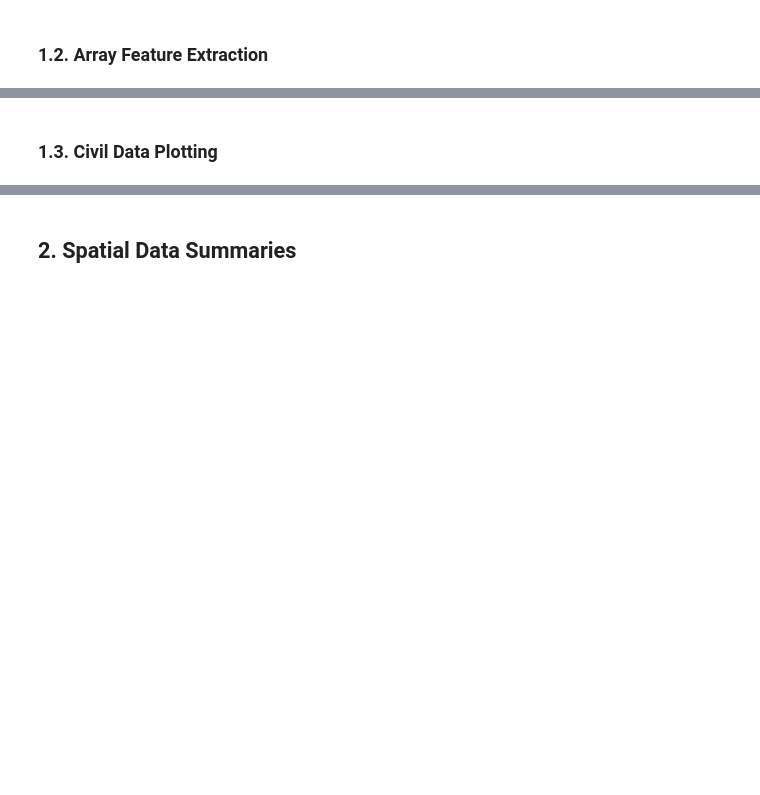
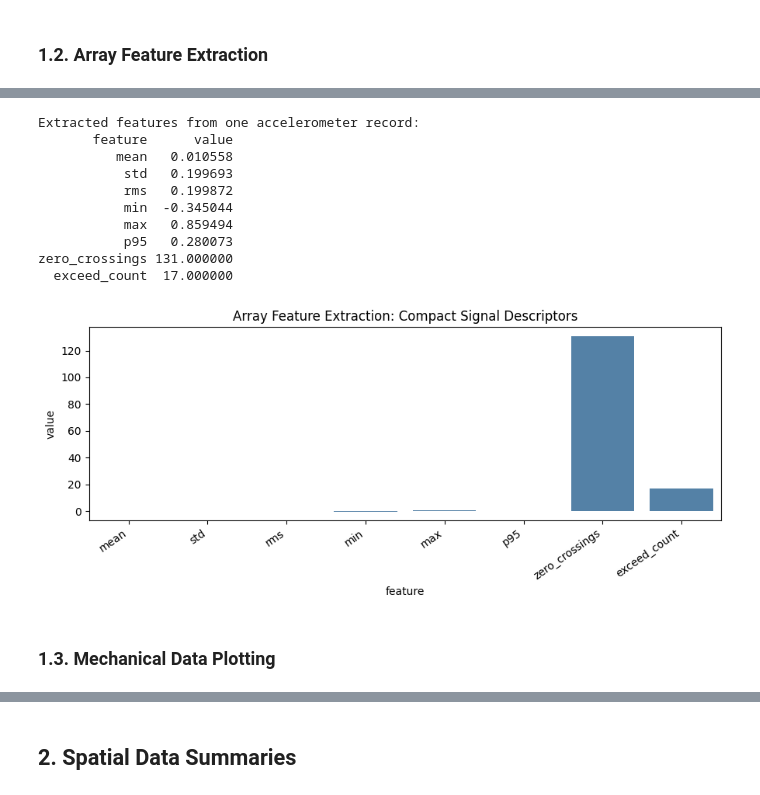
Before and after one commit to mhrafiei/contents, a Jupyter notebook: JHU/535.742/codes_2026/Module_02B.ipynb, the cells around one changed output, grey strips where cells are left out. Drawn from its saved outputs; the diff is of its cells as text; code cells hidden in the pictures; blank space fills up the shorter version.

```diff
--- a/JHU/535.742/codes_2026/Module_02B.ipynb
+++ b/JHU/535.742/codes_2026/Module_02B.ipynb
@@ -113,7 +118,7 @@ plt.show()
 # %%
 #@title Python Code - Array Feature Extraction
 
-# Learn array features for civil engineering signals.
+# Learn array features for mechanical engineering signals.
 # Use NumPy and Pandas for quick summaries.
 # Visualize extracted features with one clear plot.
 
@@ -122,6 +127,7 @@ plt.show()
 # Import core tools for arrays and plots.
 import numpy as np
 import pandas as pd
+
 import matplotlib.pyplot as plt
 import seaborn as sns
 
@@ -131,17 +137,20 @@ np.random.seed(7)
 # Create a short vibration-like acceleration time series.
 fs_hz = 50
 seconds = 20
+
 n = int(fs_hz * seconds)
 t = np.arange(n) / fs_hz
 
 # Combine a sinusoid, noise, and one short event.
 f0_hz = 3.0
 signal = 0.25 * np.sin(2 * np.pi * f0_hz * t)
+
 signal = signal + 0.05 * np.random.randn(n)
 
 # Add a brief spike event like a passing truck.
 event_start = int(8.0 * fs_hz)
 event_end = int(8.4 * fs_hz)
+
 signal[event_start:event_end] = signal[event_start:event_end] + 0.6
 
 # Insert missing points to mimic telemetry dropouts.
@@ -163,45 +172,57 @@ assert x.ndim == 1 and x.size > 10
 # Compute basic magnitude and spread features.
 mean_val = float(np.mean(x))
 std_val = float(np.std(x, ddof=1))
+
 rms_val = float(np.sqrt(np.mean(x ** 2)))
 
 # Compute robust and extreme features for quality checks.
 min_val = float(np.min(x))
 max_val = float(np.max(x))
+
 p95_val = float(np.percentile(x, 95))
 
 # Compute a simple shape feature using zero crossings.
 zc = int(np.sum(np.diff(np.signbit(x)) != 0))
 
 # Compute exceedance count for a serviceability threshold.
 threshold = 0.35
 exceed = int(np.sum(np.abs(x) > threshold))
 
 # Summarize features into a small, plot-ready table.
-features = pd.DataFrame(
-    {
+features = pd.DataFrame({
         "feature": [
-            "mean","std","rms","min","max","p95","zero_crossings","exceed_count",
-        ],
+
+            "mean","std","rms","min","max","p95","zero_crossings","exceed_count",],
         "value": [
-            mean_val,std_val,rms_val,min_val,max_val,p95_val,float(zc),float(exceed),
-        ],
-    }
-)
+            mean_val,std_val,rms_val,min_val,max_val,p95_val,float(zc),float(exceed),],})
 
 # Print a compact feature summary for quick inspection.
 print("Extracted features from one accelerometer record:")
 print(features.head(8).to_string(index=False))
 
 # Plot features to compare magnitudes at a glance.
 plt.figure(figsize=(9, 4))
 sns.barplot(data=features, x="feature", y="value", color="steelblue")
+
 plt.title("Array Feature Extraction: Compact Signal Descriptors")
 plt.xticks(rotation=35, ha="right")
 plt.tight_layout()
+
 plt.show()
+# %% [output]
+Extracted features from one accelerometer record:
+       feature      value
+          mean   0.010558
+           std   0.199693
+           rms   0.199872
+           min  -0.345044
+           max   0.859494
+           p95   0.280073
+zero_crossings 131.000000
+  exceed_count  17.000000
+[figure, added]
 # %% [markdown]
-### **1.3. Civil Data Plotting**
+### **1.3. Mechanical Data Plotting**
 # %% [markdown]
 <img src="https://cdn.jsdelivr.net/gh/mhrafiei/contents@main/JHU/Artificial Intelligence in Civil Engineering Applications/Module_02/Lecture_B/image_01_03.jpg?v=1773550211" width="250">
 
```
Also changed, not shown: parts of 11 cells of this notebook, 16 other files.
